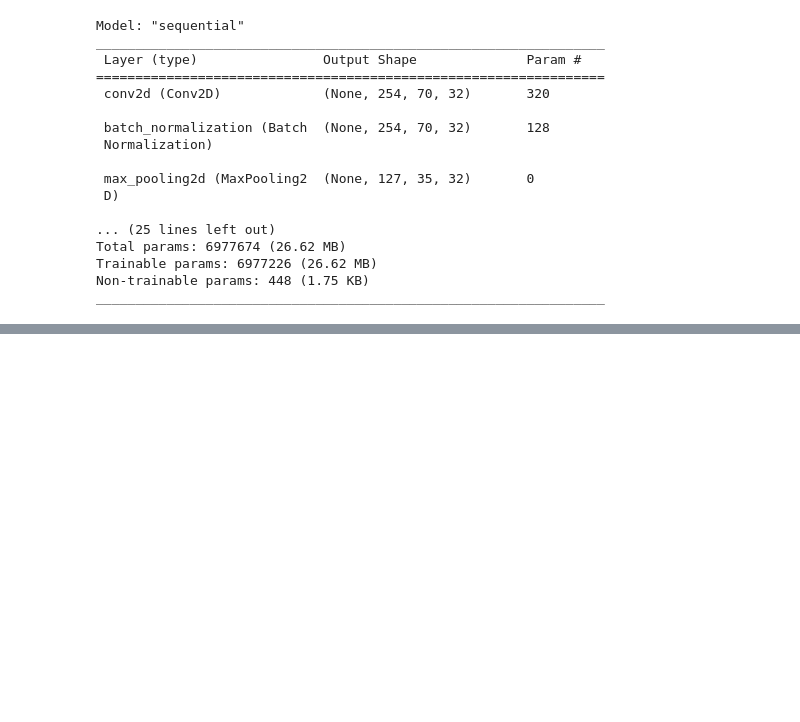
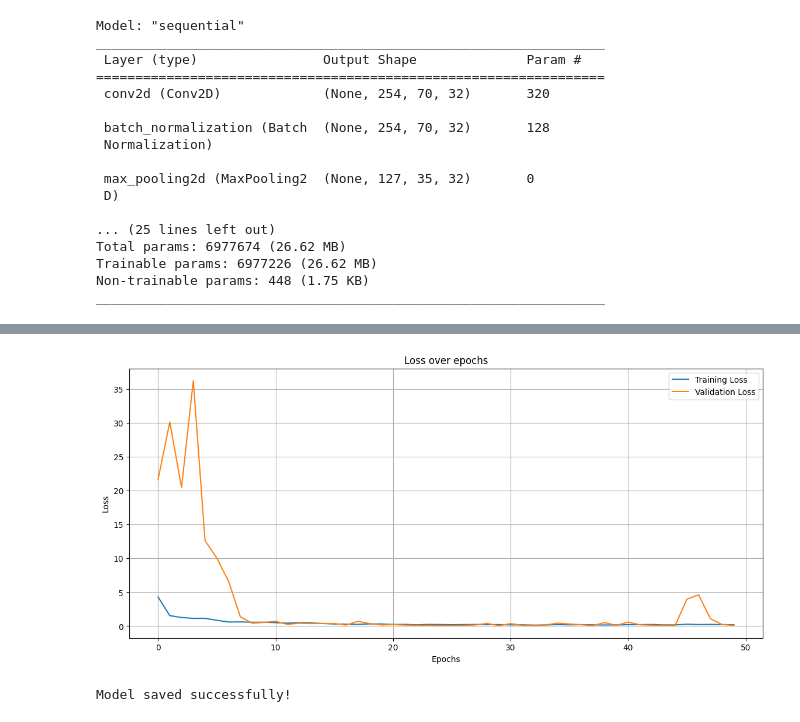
Before and after one commit to taha-kms/Speech-Digit-Classification, a Jupyter notebook: main.ipynb, the cells around one changed output, grey strips where cells are left out. Drawn from its saved outputs; the diff is of its cells as text; code cells hidden in the pictures; blank space fills up the shorter version.

Commit message:
fit the model

```diff
--- a/main.ipynb
+++ b/main.ipynb
@@ -305,3 +305,8 @@ Total params: 6977674 (26.62 MB)
 Trainable params: 6977226 (26.62 MB)
 Non-trainable params: 448 (1.75 KB)
 _________________________________________________________________
+# %%
+early_stop = EarlyStopping(monitor='val_loss', patience=20, restore_best_weights=True)
+
+history = model.fit(X_train, y_train, epochs=50, batch_size=32, validation_data=(X_test, y_test),
+                    callbacks=[early_stop])
@@ -307,0 +331,19 @@ _________________________________________________________________
+# %%
+# Plot loss
+plt.figure(figsize=(14,6))
+plt.plot(history.history['loss'], label='Training Loss')
+plt.plot(history.history['val_loss'], label='Validation Loss')
+plt.xlabel('Epochs')
+plt.ylabel('Loss')
+plt.legend()
+plt.title('Loss over epochs')
+plt.grid()
+plt.savefig("img\Loss_over_epochs.jpg")
+plt.show()
+# %% [output]
+[figure, added]
+# %%
+model.save("cnn_speech_digit_classifier.h5")
+print("Model saved successfully!")
+# %% [output]
+Model saved successfully!
```
Also changed, not shown: parts of 1 cell of this notebook, 1 other file.
